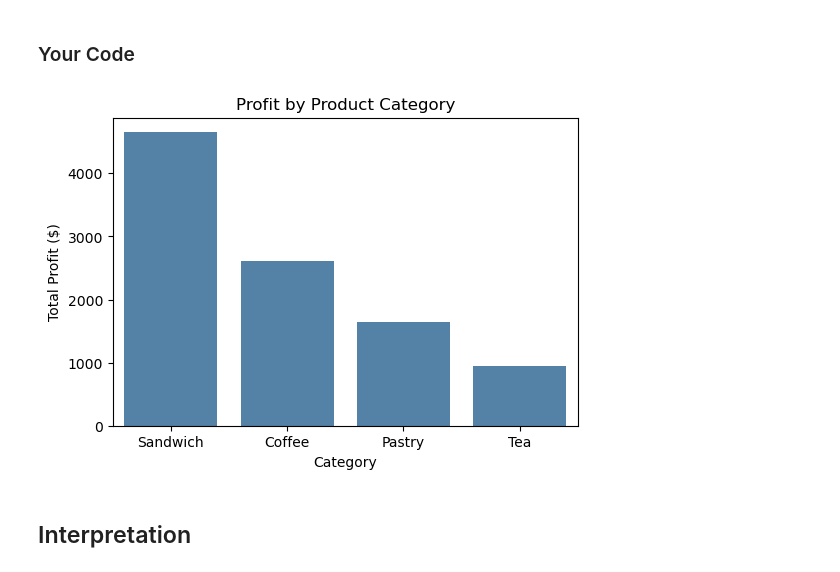
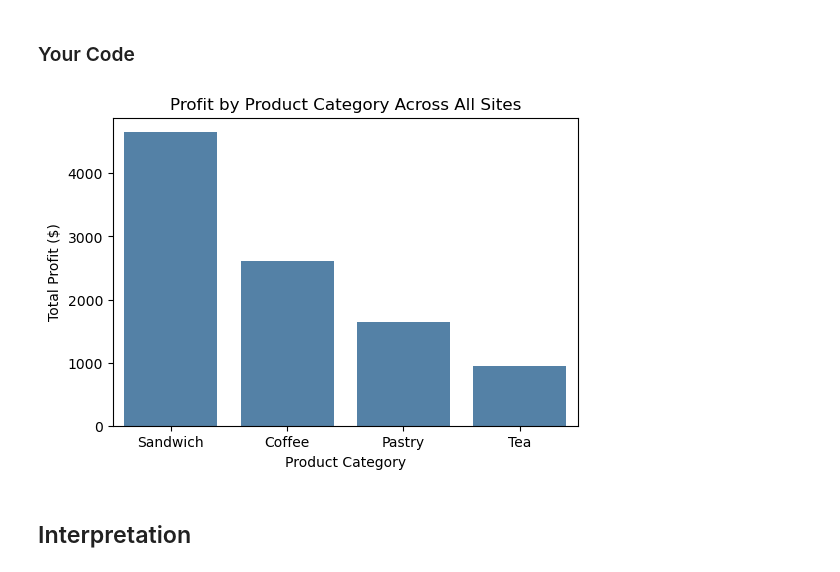
Before and after one commit to mlr0089/py4eda-work, a Jupyter notebook: test2b/test_2b.ipynb, the cells around one changed output. Drawn from its saved outputs; the diff is of its cells as text; code cells hidden in the pictures.

```diff
--- a/test2b/test_2b.ipynb
+++ b/test2b/test_2b.ipynb
@@ -291,13 +300,13 @@ Create a bar chart showing total profit by product category. Use seaborn and ens
 # %%
 # Task 6: use sns.barplot() with aggregated data
 fig, ax = plt.subplots(figsize=(6,4))
 sns.barplot(data=profit_by_cat, x='category', y='total_profit', color='steelblue')
-ax.set_title('Profit by Product Category')
-ax.set_xlabel('Category')
+ax.set_title('Profit by Product Category Across All Sites')
+ax.set_xlabel('Product Category')
 ax.set_ylabel('Total Profit ($)')
 plt.show()
 # %% [output]
-[figure, old version]
+[figure, new version]
 # %% [markdown]
 ## Interpretation
 # %% [markdown]
```
Also changed, not shown: parts of 5 cells of this notebook.
